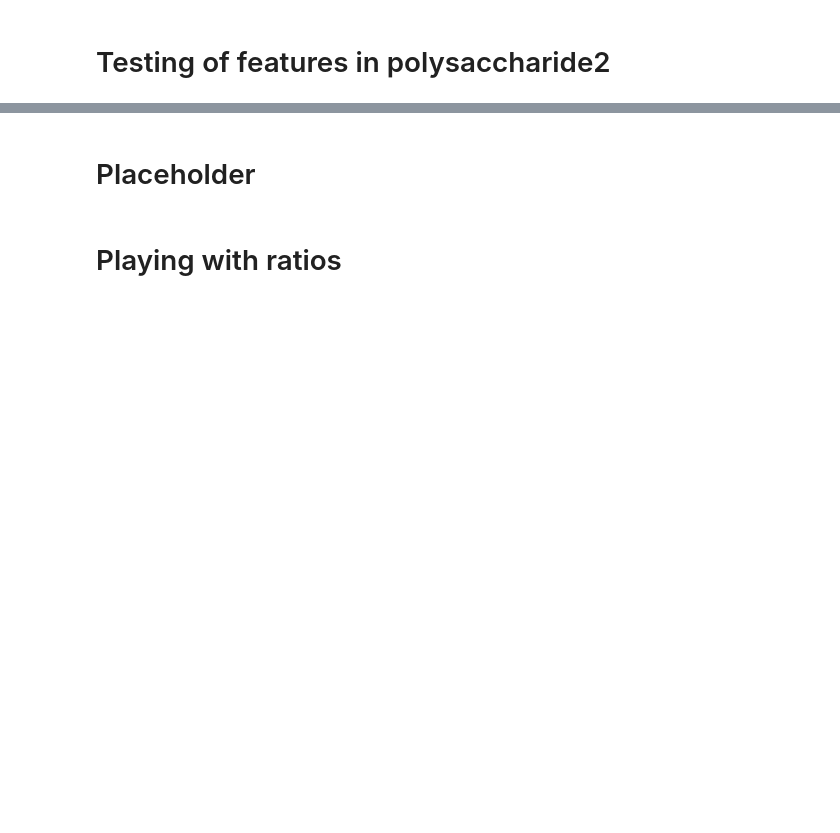
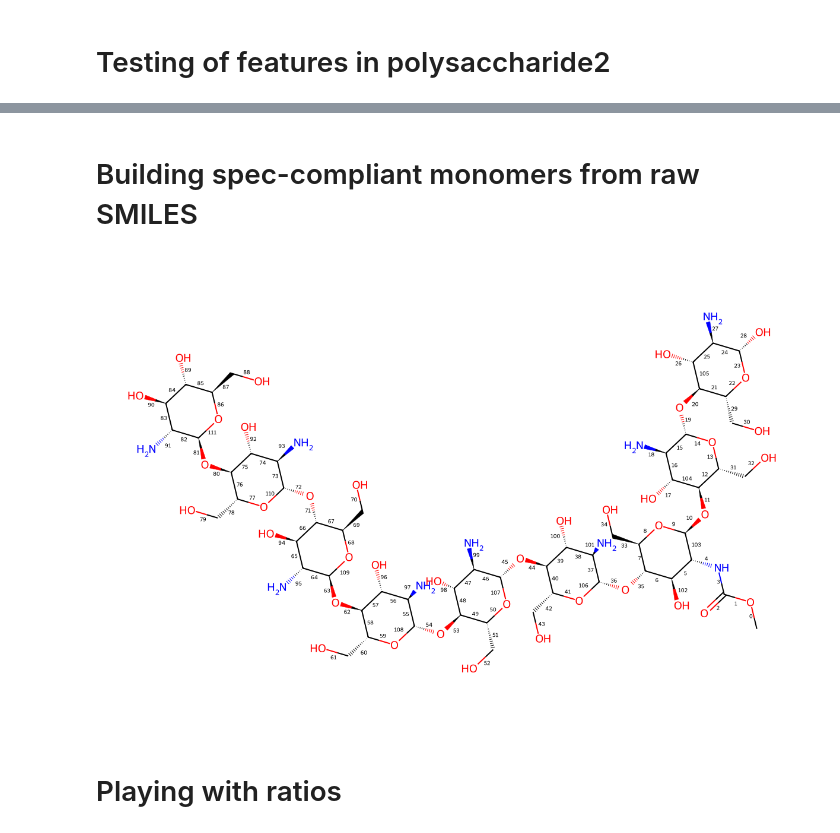
Before and after one commit to timbernat/polymer_workbench, a Jupyter notebook: testing.ipynb, the cells around one changed output, grey strips where cells are left out. Cells and saved outputs as stored; diff of their text form; code cells hidden in the pictures; blank space fills up the shorter version.

```diff
--- a/testing.ipynb
+++ b/testing.ipynb
@@ -49,2 +47,16 @@ from polymerist.genutils.decorators.functional import allow_string_paths, allow_
-# %% [markdown]
-# Placeholder
+# %% [markdown]
+# Building spec-compliant monomers from raw SMILES
+# %%
+from polymerist.rdutils import rdkdraw
+rdkdraw.set_rdkdraw_size(800, 3/2)
+from polymerist.rdutils.labeling import molwise
+
+smiles = 'COC(=O)N[C@@H]1[C@H]([C@@H]([C@H](O[C@H]1O[C@@H]2[C@H](O[C@H]([C@@H]([C@H]2O)N)O[C@@H]3[C@H](O[C@H]([C@@H]([C@H]3O)N)O)CO)CO)CO)O[C@H]4[C@@H]([C@H]([C@@H]([C@H](O4)CO)O[C@H]5[C@@H]([C@H]([C@@H]([C@H](O5)CO)O[C@H]6[C@@H]([C@H]([C@@H]([C@H](O6)CO)O[C@H]7[C@@H]([C@H]([C@@H]([C@H](O7)CO)O[C@H]8[C@@H]([C@H]([C@@H]([C@H](O8)CO)O[C@H]9[C@@H]([C@H]([C@@H]([C@H](O9)CO)O)O)N)O)N)O)N)O)N)O)N)O)N)O'
+rdmol = Chem.MolFromSmiles(smiles)
+
+for i, bond in enumerate(rdmol.GetBonds()):
+    bond.SetIntProp('bondNote', i)
+
+display(rdmol)
+# %% [output]
+[figure, added]
```
Also changed, not shown: parts of 15 cells of this notebook, 1 other file.
